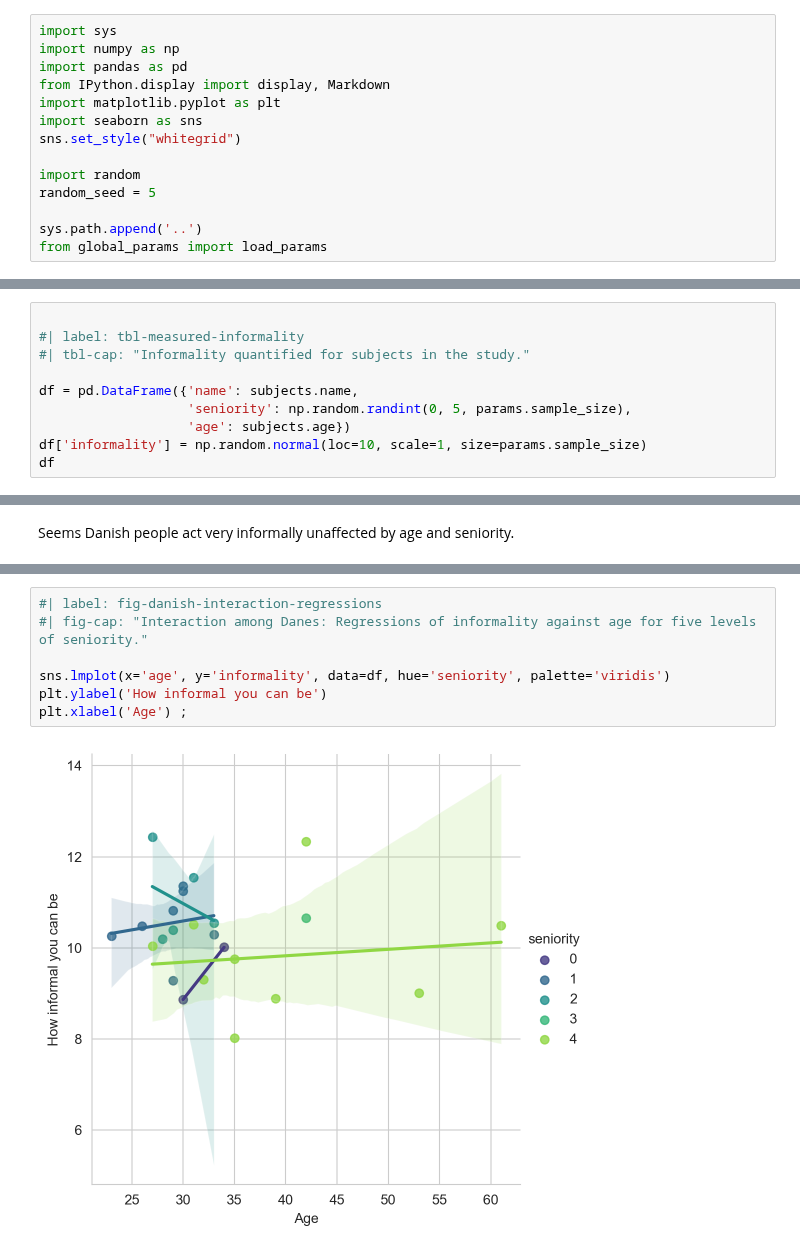
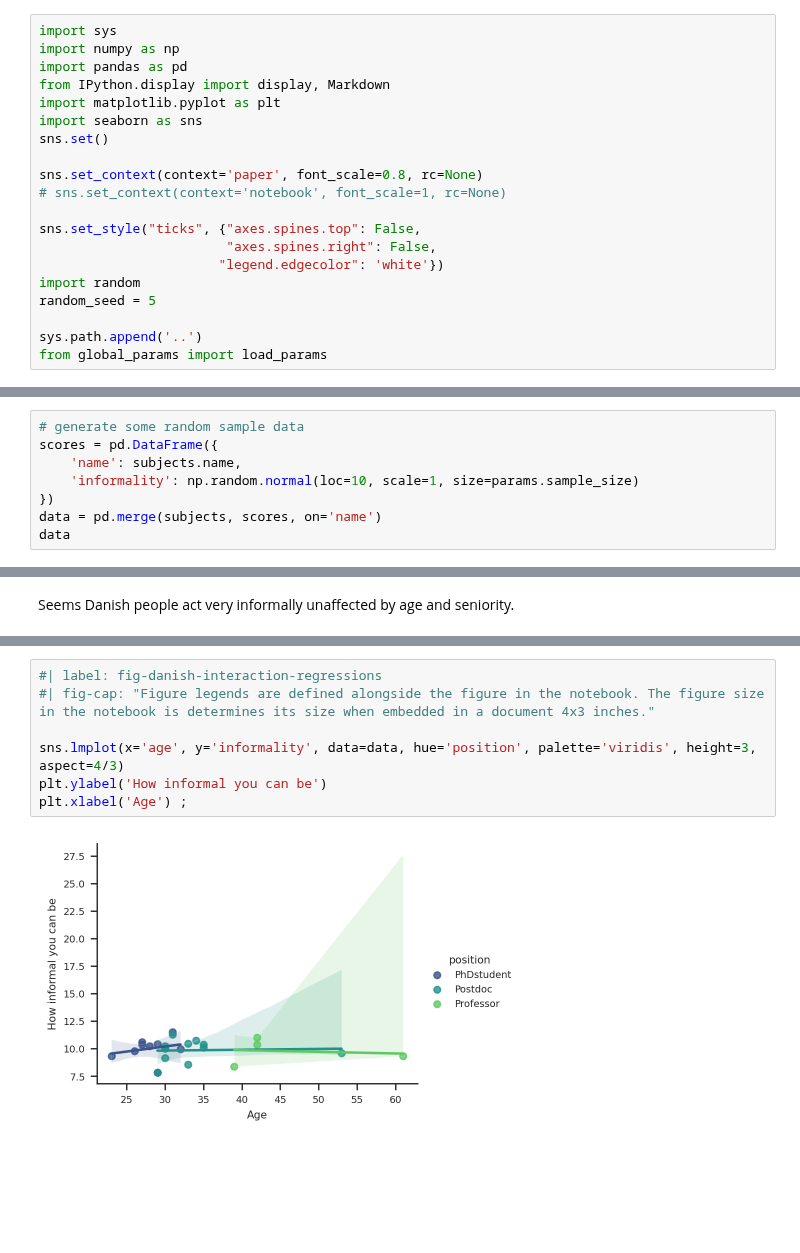
Before and after one commit to munch-group/hic-xy-sperm, a Jupyter notebook: notebooks/example.ipynb, the cells around one changed output, grey strips where cells are left out. Cells and saved outputs as stored; diff of their text form; blank space fills up the shorter version.

```diff
--- a/notebooks/example.ipynb
+++ b/notebooks/example.ipynb
@@ -9,8 +9,14 @@ import pandas as pd
 from IPython.display import display, Markdown
 import matplotlib.pyplot as plt
 import seaborn as sns
-sns.set_style("whitegrid")
+sns.set()
 
+sns.set_context(context='paper', font_scale=0.8, rc=None)
+# sns.set_context(context='notebook', font_scale=1, rc=None)
+
+sns.set_style("ticks", {"axes.spines.top": False,
+                        "axes.spines.right": False,
+                       "legend.edgecolor": 'white'})
 import random
 random_seed = 5
 
@@ -87,13 +119,11 @@ blah blah blah blah blah blah blah blah blah blah blah blah blah blah blah blah
 In interviewed `{python} params.sample_size` workplace individuals were interviewed by .... blah, blah, blah, blah, blah, blah, blah, blah, blah, blah, blah, blah, blah, blah,
 blah, blah, blah, blah, blah, blah, blah, blah, blah, blah, blah, blah, blah, blah,
 # %%
-
-#| label: tbl-measured-informality
-#| tbl-cap: "Informality quantified for subjects in the study."
-
-df = pd.DataFrame({'name': subjects.name,
-                   'seniority': np.random.randint(0, 5, params.sample_size),
-                   'age': subjects.age})
-df['informality'] = np.random.normal(loc=10, scale=1, size=params.sample_size)
-df
+# generate some random sample data
+scores = pd.DataFrame({
+    'name': subjects.name,
+    'informality': np.random.normal(loc=10, scale=1, size=params.sample_size)
+})
+data = pd.merge(subjects, scores, on='name')
+data
 # %% [output]
@@ -165,9 +233,9 @@ between informality and seniority was -0.177.
 # %%
 #| label: fig-danish-interaction-regressions
-#| fig-cap: "Interaction among Danes: Regressions of informality against age for five levels of seniority."
+#| fig-cap: "Figure legends are defined alongside the figure in the notebook. The figure size in the notebook is determines its size when embedded in a document 4x3 inches."
 
-sns.lmplot(x='age', y='informality', data=df, hue='seniority', palette='viridis')
+sns.lmplot(x='age', y='informality', data=data, hue='position', palette='viridis', height=3, aspect=4/3)
 plt.ylabel('How informal you can be')
 plt.xlabel('Age') ;
 # %% [output]
-[figure, old version]
+[figure, new version]
```
Also changed, not shown: parts of 18 cells of this notebook, 26 other files.
